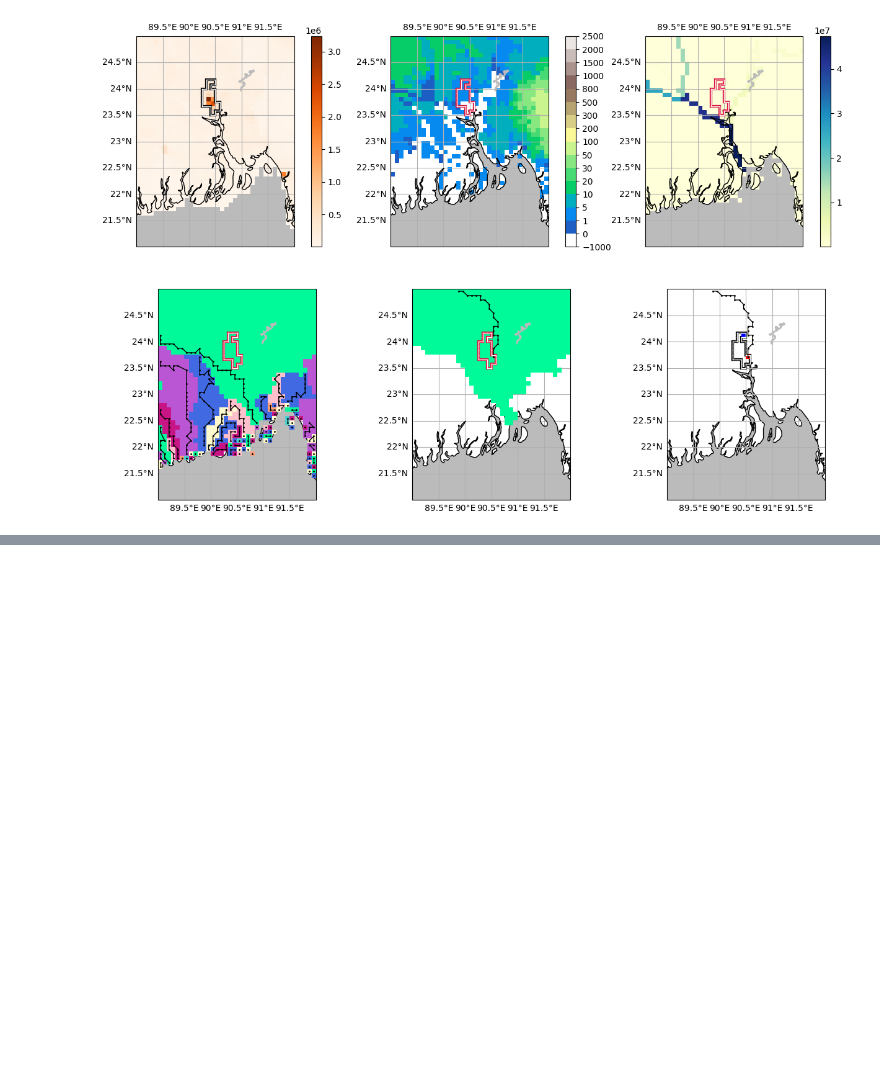
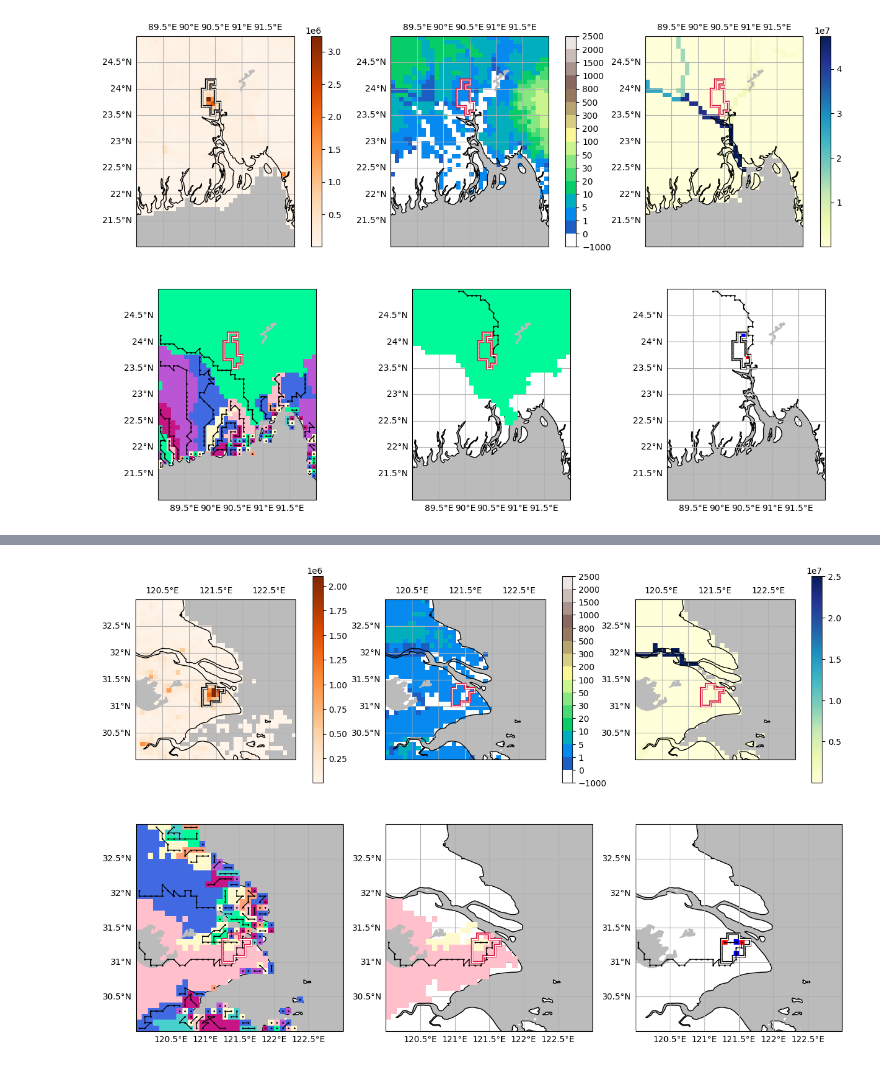
Before and after one commit to HalKiyo/h08_urban, a Jupyter notebook: region/pst/comparison_HE_2021.ipynb, the cells around one changed output, grey strips where cells are left out. Saved outputs shown, nothing was run; the diff lists cells and outputs as text; code cells hidden in the pictures; blank space fills up the shorter version.

```diff
--- a/region/pst/comparison_HE_2021.ipynb
+++ b/region/pst/comparison_HE_2021.ipynb
@@ -1125,0 +1138,4 @@ subfigure()
+# %%
+subfigure(city_num=3, left=120, right=123, bottom=30, top=33)
+# %% [output]
+[figure, added]
```
Also changed, not shown: parts of 11 cells of this notebook.
